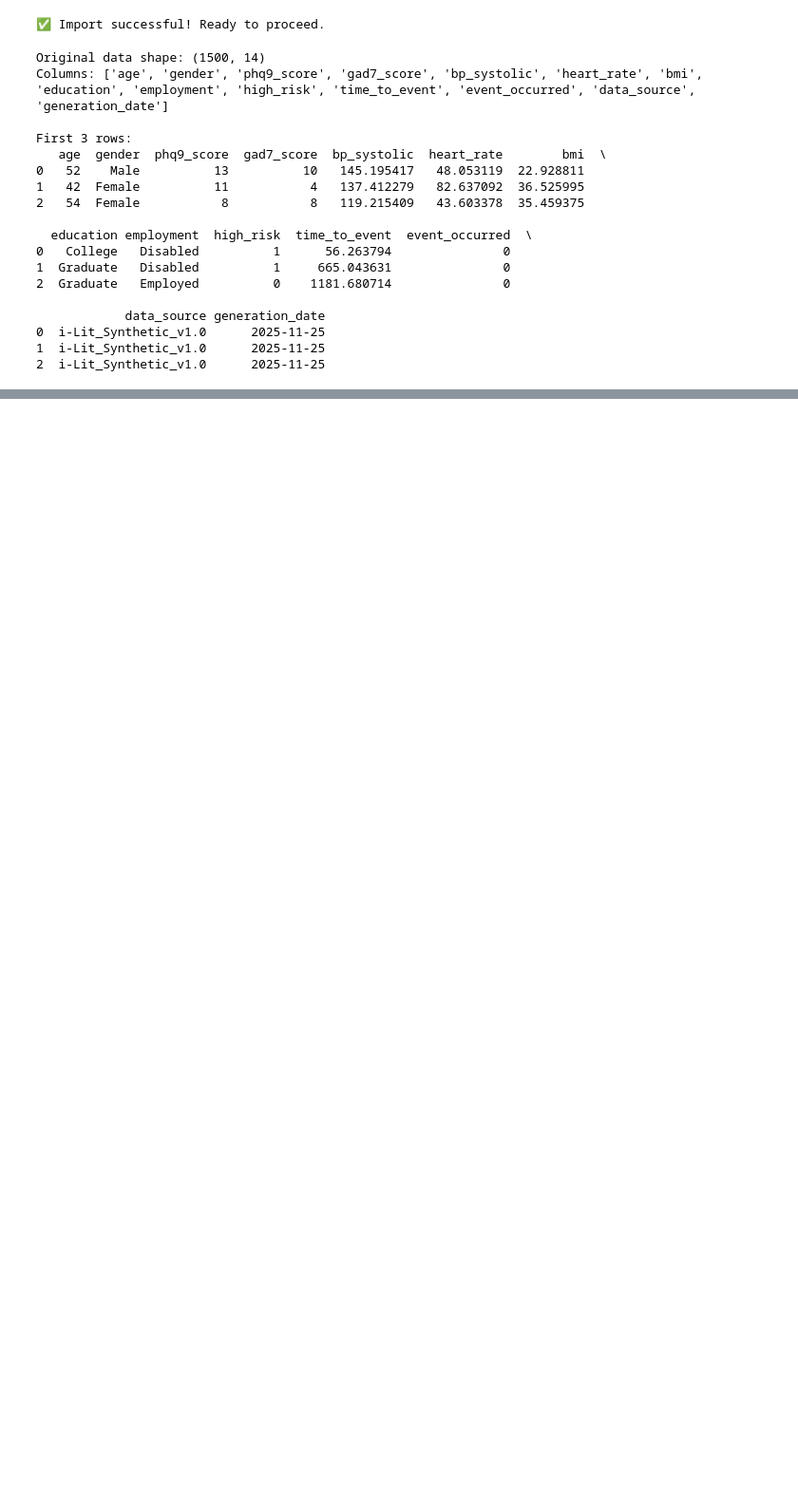
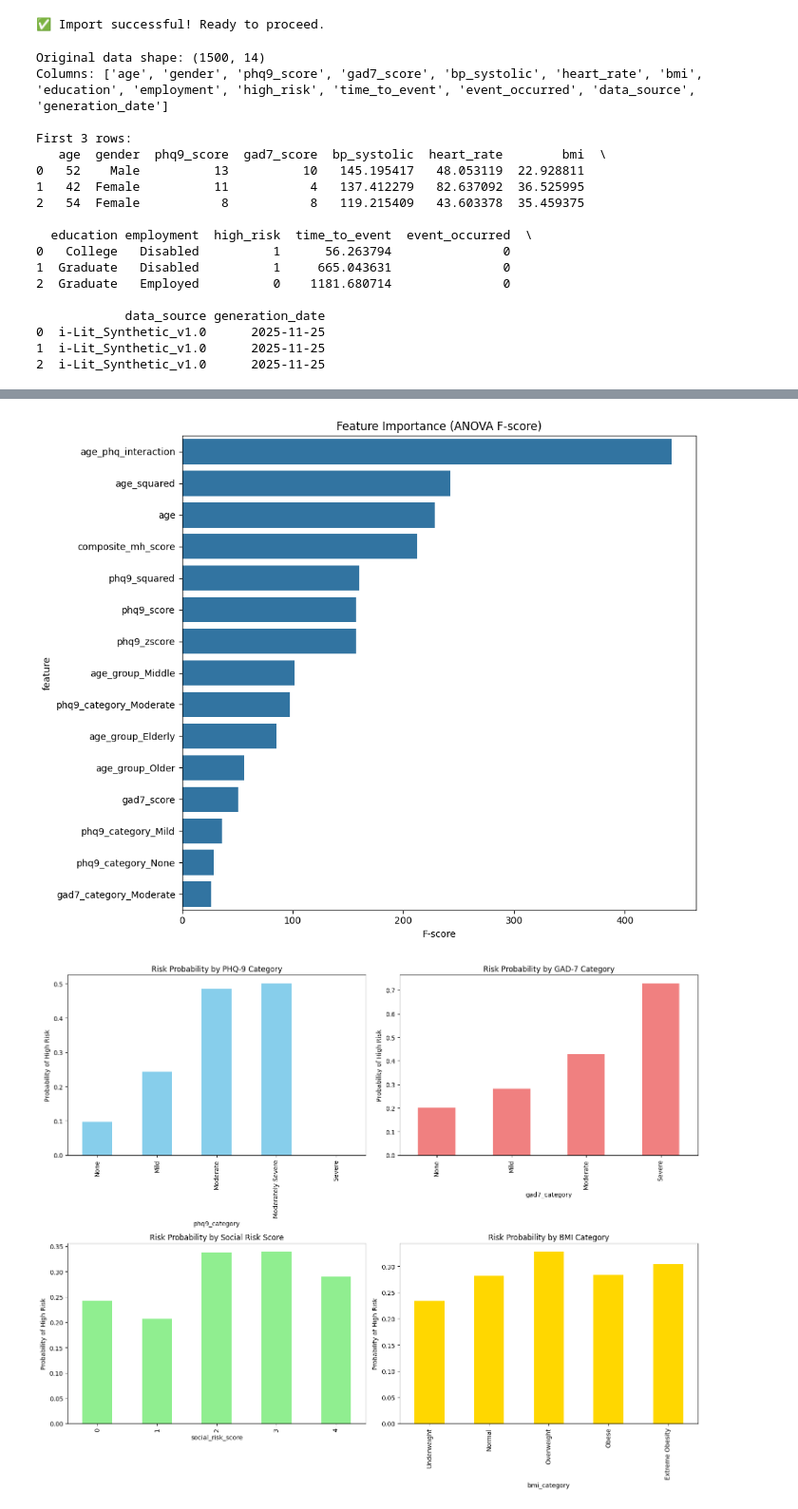
Before and after one commit to walusakasamuel/i-lit-Insight-Map, a Jupyter notebook: notebooks/02_feature_engineering.ipynb, the cells around one changed output, grey strips where cells are left out. Shown at 95% size. Cells and saved outputs as stored; diff of their text form; code cells hidden in the pictures; blank space fills up the shorter version.

```diff
--- a/notebooks/02_feature_engineering.ipynb
+++ b/notebooks/02_feature_engineering.ipynb
@@ -111,0 +138,6 @@ NameError: name 'MentalHealthFeatureEngineer' is not defined
+# %%
+# Initialize feature engineer
+engineer = MentalHealthFeatureEngineer()
+
+# Run complete feature engineering
+X_processed, y, feature_names, df_engineered = engineer.fit_transform(data)
@@ -163,30 +204,49 @@ plt.title('Correlation Matrix of Engineered Features')
 plt.tight_layout()
 plt.show()
 
 # Statistical Summary
 print("\n" + "="*50)
 print("CLINICAL INSIGHTS SUMMARY")
 print("="*50)
 
 # Risk by clinical categories
 print("\n1. Risk by PHQ-9 Categories:")
 for category in df_engineered['phq9_category'].unique():
     subset = df_engineered[df_engineered['phq9_category'] == category]
     risk_rate = subset['high_risk'].mean()
     count = len(subset)
     print(f"   {category}: {risk_rate:.1%} risk ({count} patients)")
 
 print("\n2. Risk by Social Determinants:")
 print("   Employment:")
 for employment in df_engineered['employment'].unique():
     subset = df_engineered[df_engineered['employment'] == employment]
     risk_rate = subset['high_risk'].mean()
     print(f"     {employment}: {risk_rate:.1%}")
+for education in df_engineered['education'].unique():
+    subset = df_engineered[df_engineered['education'] == education]
+    risk_rate = subset['high_risk'].mean()
+    print(f"   Education - {education}: {risk_rate:.1%}")
 
 print("\n3. Composite Score Analysis:")
 print(f"   Average composite score for high-risk: {df_engineered[df_engineered['high_risk']==1]['composite_mh_score'].mean():.2f}")
 print(f"   Average composite score for low-risk: {df_engineered[df_engineered['high_risk']==0]['composite_mh_score'].mean():.2f}")
 
+# Key Feature Correlations
+print("\n4. Key Feature Correlations with High Risk:")
+correlations = df_engineered[['phq9_score', 'gad7_score', 'composite_mh_score', 'social_risk_score', 'high_risk']].corr()['high_risk'].sort_values(ascending=False)
+for feature, corr in correlations.items():
+    if feature != 'high_risk':
+        print(f"   {feature}: {corr:.3f}")
+
+print(f"\n5. Data Summary:")
+print(f"   Total patients: {len(df_engineered)}")
+print(f"   High risk patients: {y.sum()} ({y.mean():.1%})")
+print(f"   Final feature set: {X_processed.shape[1]} features")
+
 # Save feature importance results
 importance_df.to_csv('../data/processed/feature_importance.csv', index=False)
 print("\n✓ Feature importance analysis saved")
+# %% [output]
+[figure, added]
+[figure, added]
```
Also changed, not shown: parts of 5 cells of this notebook, 2 other files.
